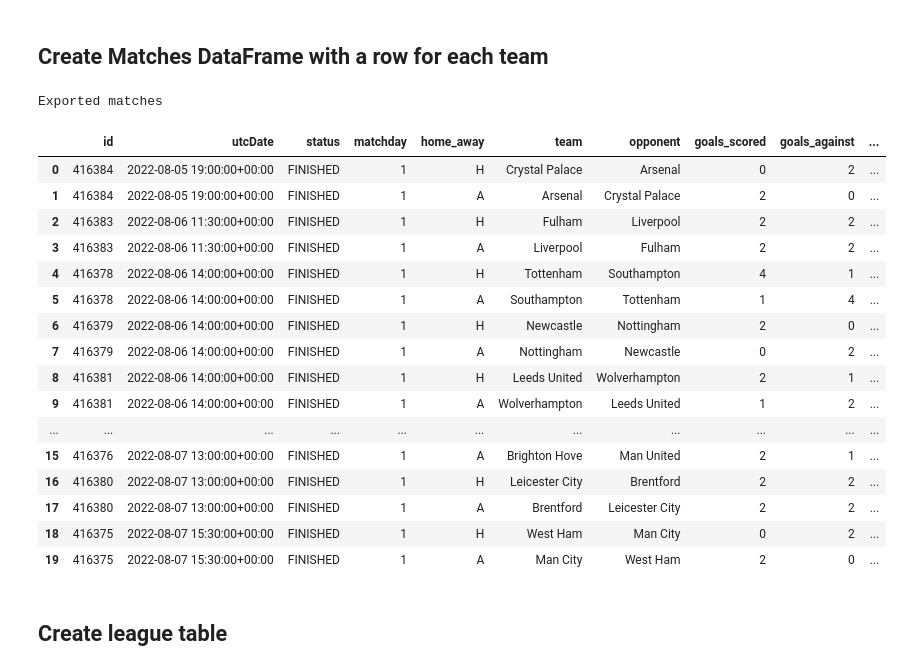
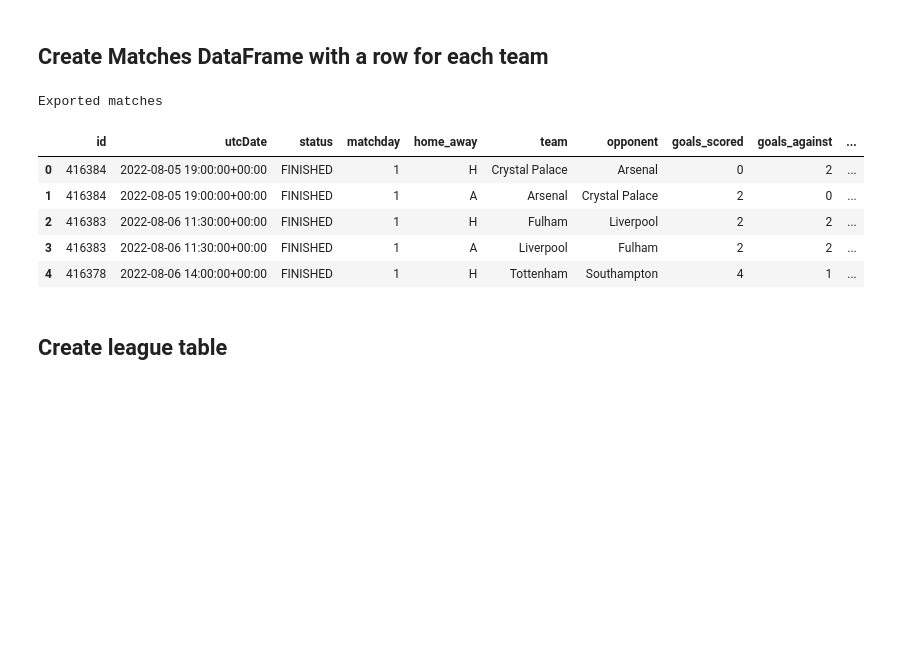
Before and after one commit to solstice035/footballdash, a Jupyter notebook: code/notebooks/results_api.ipynb, the cells around one changed output. Cells and saved outputs as stored; diff of their text form; code cells hidden in the pictures; blank space fills up the shorter version.

```diff
--- a/code/notebooks/results_api.ipynb
+++ b/code/notebooks/results_api.ipynb
@@ -125,45 +141,35 @@ df_matches["goals_scored"] = np.where(
 )
 df_matches["goals_against"] = np.where(
     df_matches["team"] != df_matches["homeTeam.shortName"],
     df_matches["score.fullTime.home"],
     df_matches["score.fullTime.away"],
 )
 df_matches["result"] = np.vectorize(get_result)(
     df_matches["goals_scored"], df_matches["goals_against"]
 )
 df_matches["points"] = df_matches["result"].map(points_map)
 
 
 # sort df_matches by id
 df_matches = (df_matches
     .drop(drop_cols, axis=1)
     .sort_values(by=['utcDate', 'id'], ascending=True)
     .reset_index(drop=True)
     )
 
 # export to csv using function
 export_csv(df_matches, "matches")
+# export_excel(df_matches, "matches")
 
-df_matches.head(20)
+df_matches.head()
 # %% [output]
 Exported matches
 |  | id | utcDate | status | matchday | home_away | team | opponent | goals_scored | goals_against | ... |
 | 0 | 416384 | 2022-08-05 19:00:00+00:00 | FINISHED | 1 | H | Crystal Palace | Arsenal | 0 | 2 | ... |
 | 1 | 416384 | 2022-08-05 19:00:00+00:00 | FINISHED | 1 | A | Arsenal | Crystal Palace | 2 | 0 | ... |
 | 2 | 416383 | 2022-08-06 11:30:00+00:00 | FINISHED | 1 | H | Fulham | Liverpool | 2 | 2 | ... |
 | 3 | 416383 | 2022-08-06 11:30:00+00:00 | FINISHED | 1 | A | Liverpool | Fulham | 2 | 2 | ... |
 | 4 | 416378 | 2022-08-06 14:00:00+00:00 | FINISHED | 1 | H | Tottenham | Southampton | 4 | 1 | ... |
-| 5 | 416378 | 2022-08-06 14:00:00+00:00 | FINISHED | 1 | A | Southampton | Tottenham | 1 | 4 | ... |
-| 6 | 416379 | 2022-08-06 14:00:00+00:00 | FINISHED | 1 | H | Newcastle | Nottingham | 2 | 0 | ... |
-| 7 | 416379 | 2022-08-06 14:00:00+00:00 | FINISHED | 1 | A | Nottingham | Newcastle | 0 | 2 | ... |
-| 8 | 416381 | 2022-08-06 14:00:00+00:00 | FINISHED | 1 | H | Leeds United | Wolverhampton | 2 | 1 | ... |
-| 9 | 416381 | 2022-08-06 14:00:00+00:00 | FINISHED | 1 | A | Wolverhampton | Leeds United | 1 | 2 | ... |
-| ... | ... | ... | ... | ... | ... | ... | ... | ... | ... | ... |
-| 15 | 416376 | 2022-08-07 13:00:00+00:00 | FINISHED | 1 | A | Brighton Hove | Man United | 2 | 1 | ... |
-| 16 | 416380 | 2022-08-07 13:00:00+00:00 | FINISHED | 1 | H | Leicester City | Brentford | 2 | 2 | ... |
-| 17 | 416380 | 2022-08-07 13:00:00+00:00 | FINISHED | 1 | A | Brentford | Leicester City | 2 | 2 | ... |
-| 18 | 416375 | 2022-08-07 15:30:00+00:00 | FINISHED | 1 | H | West Ham | Man City | 0 | 2 | ... |
-| 19 | 416375 | 2022-08-07 15:30:00+00:00 | FINISHED | 1 | A | Man City | West Ham | 2 | 0 | ... |
 # %% [markdown]
 ## Create league table
 # %%
```
Also changed, not shown: parts of 6 cells of this notebook.
